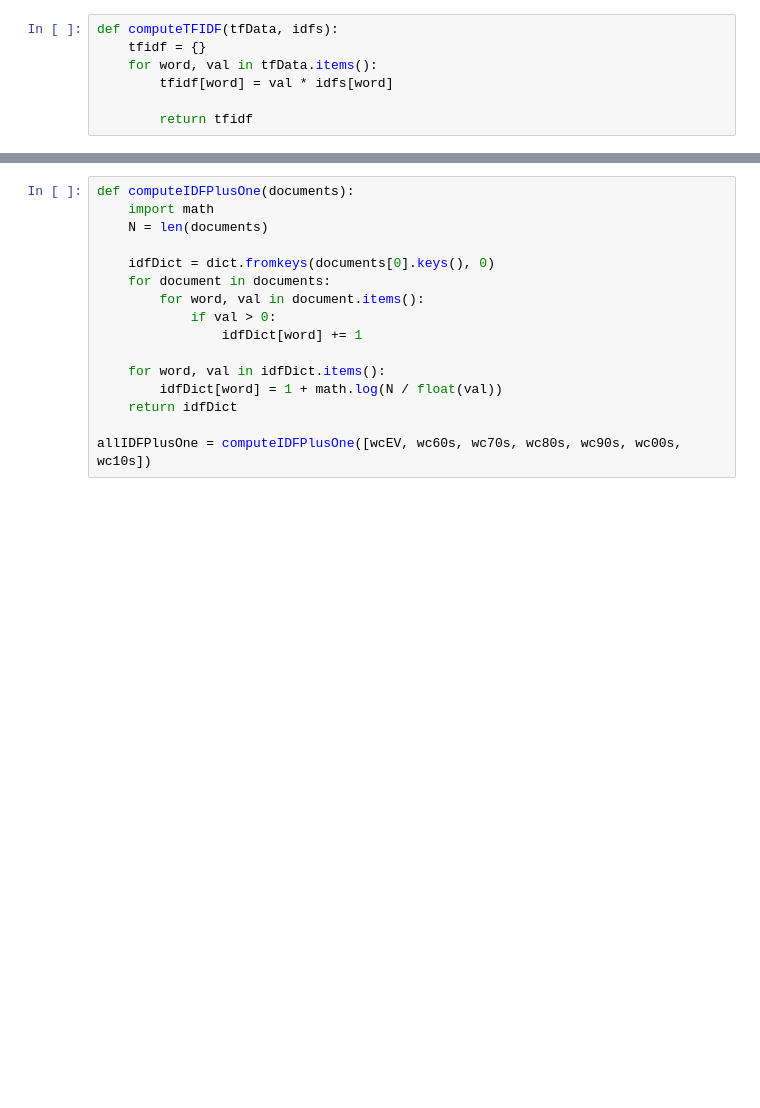
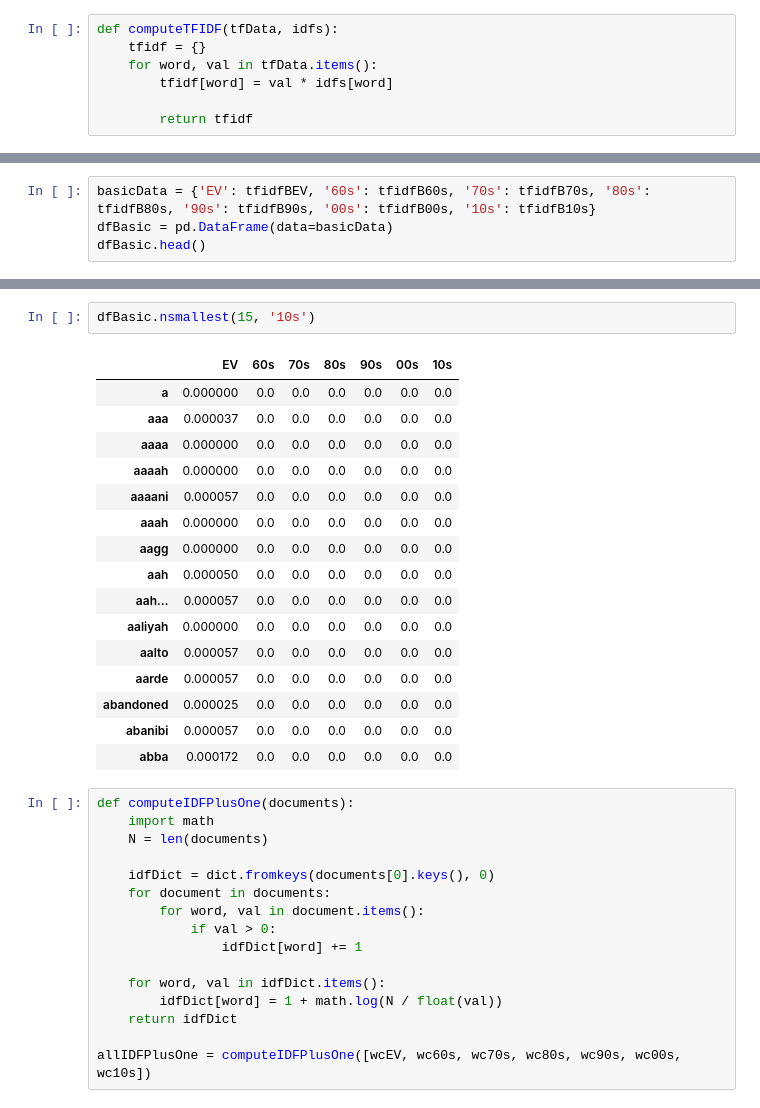
Before and after one commit to feliciamaureen/capstone, a Jupyter notebook: preprocess.ipynb, the cells around one changed output, grey strips where cells are left out. Drawn from its saved outputs; the diff is of its cells as text; blank space fills up the shorter version.

```diff
--- a/preprocess.ipynb
+++ b/preprocess.ipynb
@@ -163,0 +153,4 @@ dfBasic
+# %%
+basicData = {'EV': tfidfBEV, '60s': tfidfB60s, '70s': tfidfB70s, '80s': tfidfB80s, '90s': tfidfB90s, '00s': tfidfB00s, '10s': tfidfB10s}
+dfBasic = pd.DataFrame(data=basicData)
+dfBasic.head()
@@ -164,3 +164,22 @@ dfBasic
+# %%
+dfBasic.nsmallest(15, '10s')
+# %% [output]
+|  | EV | 60s | 70s | 80s | 90s | 00s | 10s |
+| a | 0.000000 | 0.0 | 0.0 | 0.0 | 0.0 | 0.0 | 0.0 |
+| aaa | 0.000037 | 0.0 | 0.0 | 0.0 | 0.0 | 0.0 | 0.0 |
+| aaaa | 0.000000 | 0.0 | 0.0 | 0.0 | 0.0 | 0.0 | 0.0 |
+| aaaah | 0.000000 | 0.0 | 0.0 | 0.0 | 0.0 | 0.0 | 0.0 |
+| aaaani | 0.000057 | 0.0 | 0.0 | 0.0 | 0.0 | 0.0 | 0.0 |
+| aaah | 0.000000 | 0.0 | 0.0 | 0.0 | 0.0 | 0.0 | 0.0 |
+| aagg | 0.000000 | 0.0 | 0.0 | 0.0 | 0.0 | 0.0 | 0.0 |
+| aah | 0.000050 | 0.0 | 0.0 | 0.0 | 0.0 | 0.0 | 0.0 |
+| aah… | 0.000057 | 0.0 | 0.0 | 0.0 | 0.0 | 0.0 | 0.0 |
+| aaliyah | 0.000000 | 0.0 | 0.0 | 0.0 | 0.0 | 0.0 | 0.0 |
+| aalto | 0.000057 | 0.0 | 0.0 | 0.0 | 0.0 | 0.0 | 0.0 |
+| aarde | 0.000057 | 0.0 | 0.0 | 0.0 | 0.0 | 0.0 | 0.0 |
+| abandoned | 0.000025 | 0.0 | 0.0 | 0.0 | 0.0 | 0.0 | 0.0 |
+| abanibi | 0.000057 | 0.0 | 0.0 | 0.0 | 0.0 | 0.0 | 0.0 |
+| abba | 0.000172 | 0.0 | 0.0 | 0.0 | 0.0 | 0.0 | 0.0 |
 # %%
 def computeIDFPlusOne(documents):
     import math
```
Also changed, not shown: parts of 22 cells of this notebook.
